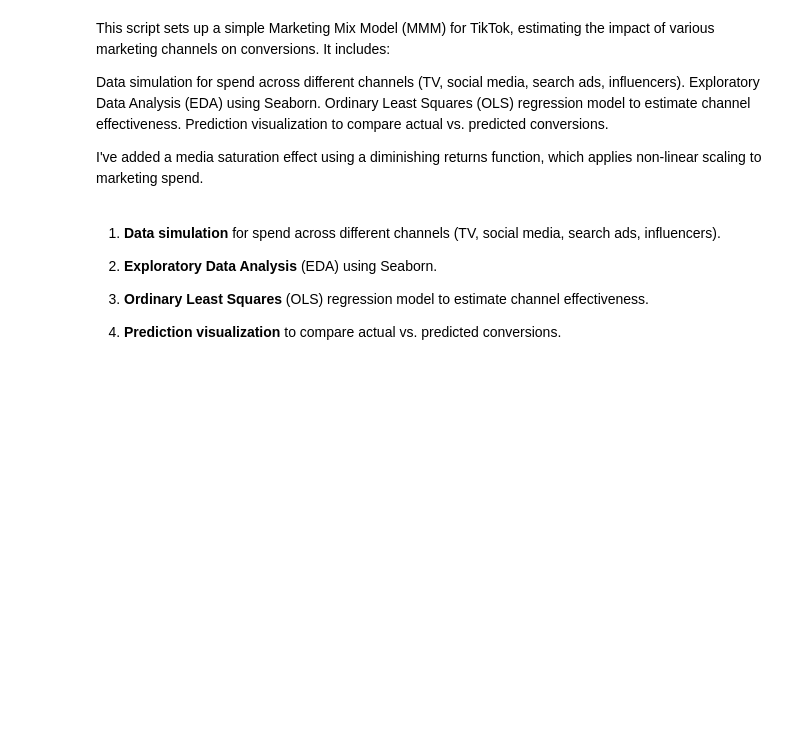
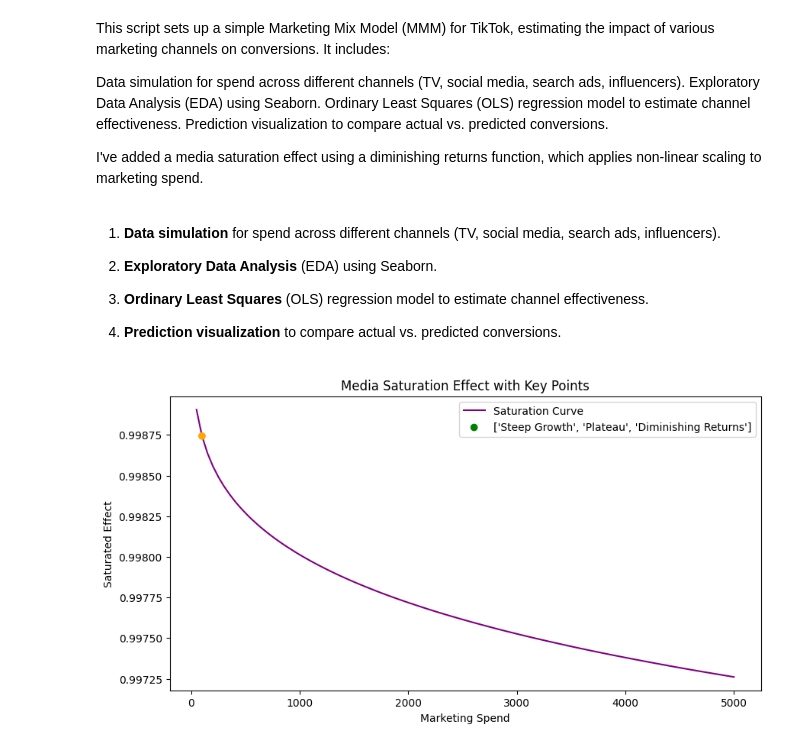
Before and after one commit to apoorvaec1030/marketing, a Jupyter notebook: MMM_Social_media_platform.ipynb, the cells around one changed output. Cells and saved outputs as stored; diff of their text form; code cells hidden in the pictures; blank space fills up the shorter version.

```diff
--- a/MMM_Social_media_platform.ipynb
+++ b/MMM_Social_media_platform.ipynb
@@ -17 +34,38 @@ I've added a media saturation effect using a diminishing returns function, which
+# %%
+
+# Applying media saturation effect using diminishing returns function
+def saturation_effect(spend, alpha=0.0005, beta=0.8):
+    return (spend ** beta) / (spend ** beta + alpha * spend)
+
+tv_spend_sat = saturation_effect(tv_spend)
+social_media_spend_sat = saturation_effect(social_media_spend)
+search_ads_spend_sat = saturation_effect(search_ads_spend)
+influencer_spend_sat = saturation_effect(influencer_spend)
+
+# Visualizing Saturation Curves
+spend_range = np.linspace(0, 5000, 100)
+saturation_values = saturation_effect(spend_range)
+
+plt.figure(figsize=(10, 5))
+plt.plot(spend_range, saturation_values, label='Saturation Curve', color='purple')
+
+
+# Identifying key points
+steep_point = spend_range[np.argmax(np.gradient(saturation_values))]
+plateau_point = spend_range[np.argmax(saturation_values)]
+diminishing_point = spend_range[np.argmax(np.gradient(saturation_values) < 0.01)]
+
+plt.scatter([steep_point, plateau_point, diminishing_point],
+            [saturation_effect(steep_point), saturation_effect(plateau_point), saturation_effect(diminishing_point)],
+            color=['green', 'red', 'orange'],
+            label=['Steep Growth', 'Plateau', 'Diminishing Returns'],
+            zorder=3)
+
+plt.xlabel('Marketing Spend')
+plt.ylabel('Saturated Effect')
+plt.title('Media Saturation Effect with Key Points')
+plt.legend()
+plt.show()
+# %% [output]
+[figure, added]
 # %%
```
Also changed, not shown: parts of 3 cells of this notebook.
